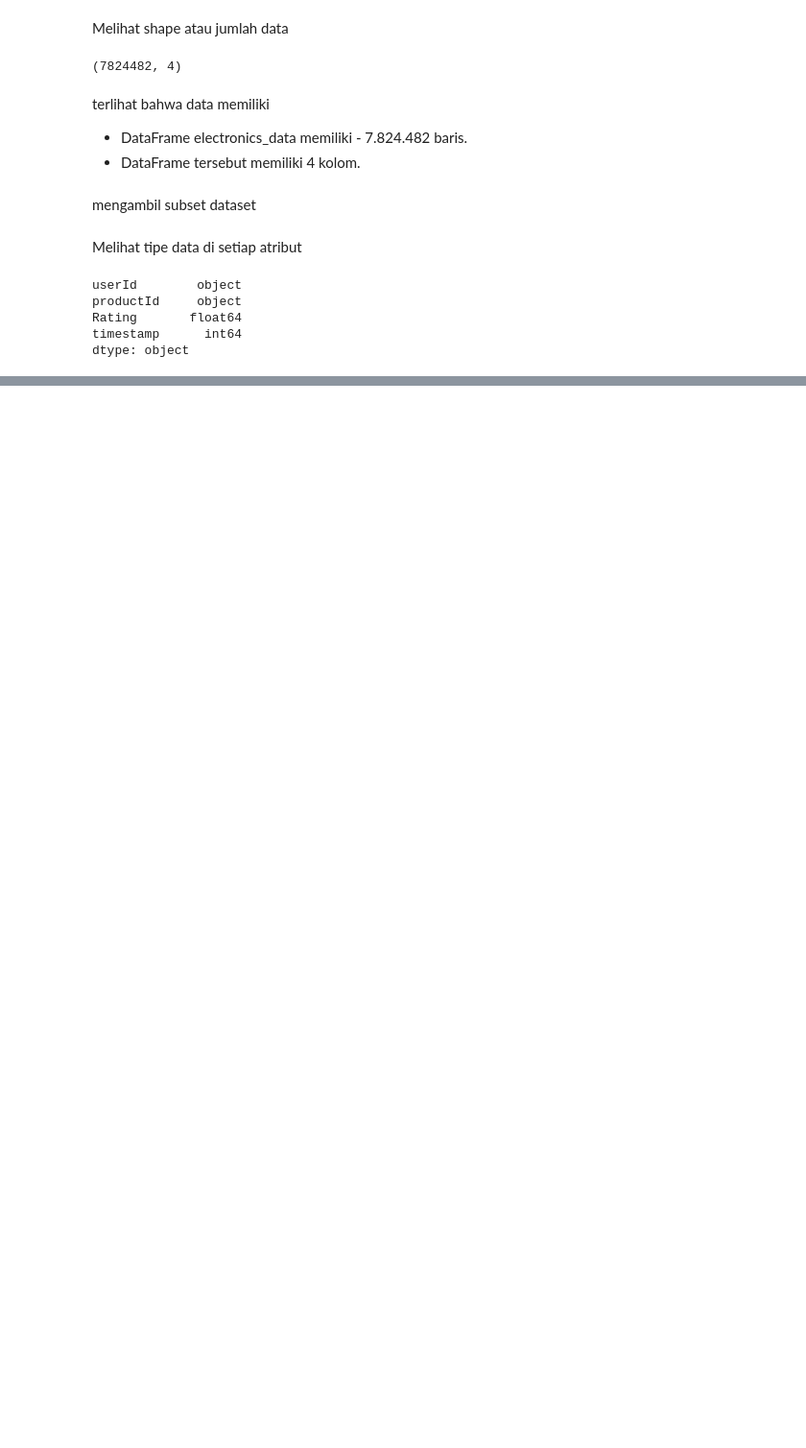
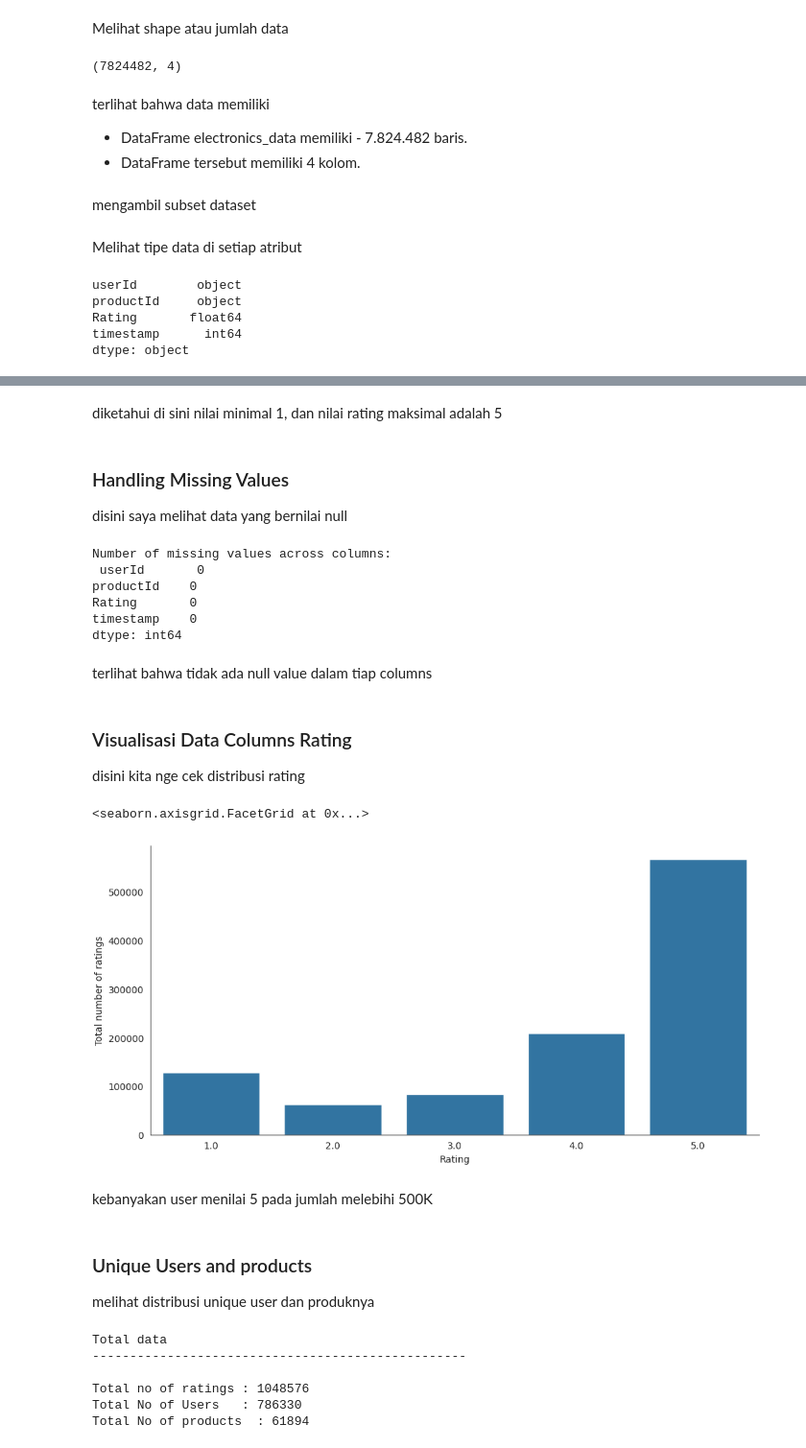
Before and after one commit to olober76/AmazonRecomsys, a Jupyter notebook: AmazonRecomSys.ipynb, the cells around one changed output, grey strips where cells are left out. Shown at 96% size. Cells and saved outputs as stored; diff of their text form; code cells hidden in the pictures; blank space fills up the shorter version.

```diff
--- a/AmazonRecomSys.ipynb
+++ b/AmazonRecomSys.ipynb
@@ -133,0 +207,48 @@ dtype: object
+# %% [markdown]
+diketahui di sini nilai minimal 1, dan nilai rating maksimal adalah 5
+# %% [markdown]
+### Handling Missing Values
+
+disini saya melihat data yang bernilai null
+# %%
+#Check for missing values
+print('Number of missing values across columns: \n',electronics_data.isnull().sum())
+# %% [output]
+Number of missing values across columns:
+ userId       0
+productId    0
+Rating       0
+timestamp    0
+dtype: int64
+# %% [markdown]
+terlihat bahwa tidak ada null value dalam  tiap columns
+# %% [markdown]
+### Visualisasi Data Columns Rating
+disini kita nge cek distribusi rating
+# %%
+# Membuat plot distribusi rating
+with sns.axes_style('white'):
+    g = sns.catplot(x="Rating", data=electronics_data, aspect=2.0, kind='count')
+    g.set_ylabels("Total number of ratings")
+# %% [output]
+<seaborn.axisgrid.FacetGrid at 0x...>
+[figure, added]
+# %% [markdown]
+kebanyakan user menilai 5 pada jumlah melebihi 500K
+# %% [markdown]
+### Unique Users and products
+
+melihat distribusi unique user dan produknya
+# %%
+print("Total data ")
+print("-"*50)
+print("\nTotal no of ratings :",electronics_data.shape[0])
+print("Total No of Users   :", len(np.unique(electronics_data.userId)))
+print("Total No of products  :", len(np.unique(electronics_data.productId)))
+# %% [output]
+Total data
+--------------------------------------------------
+
+Total no of ratings : 1048576
+Total No of Users   : 786330
+Total No of products  : 61894
```
Also changed, not shown: parts of 58 cells of this notebook, 1 other file.
